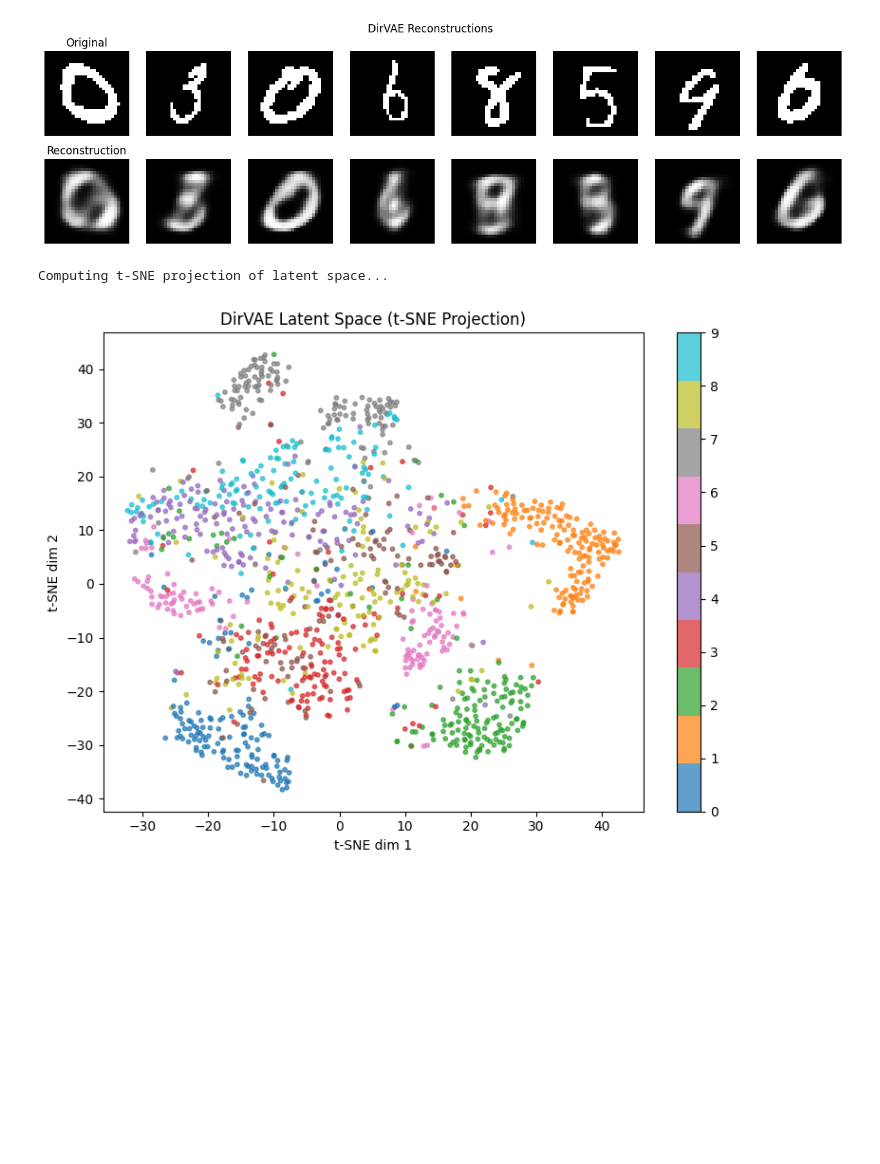
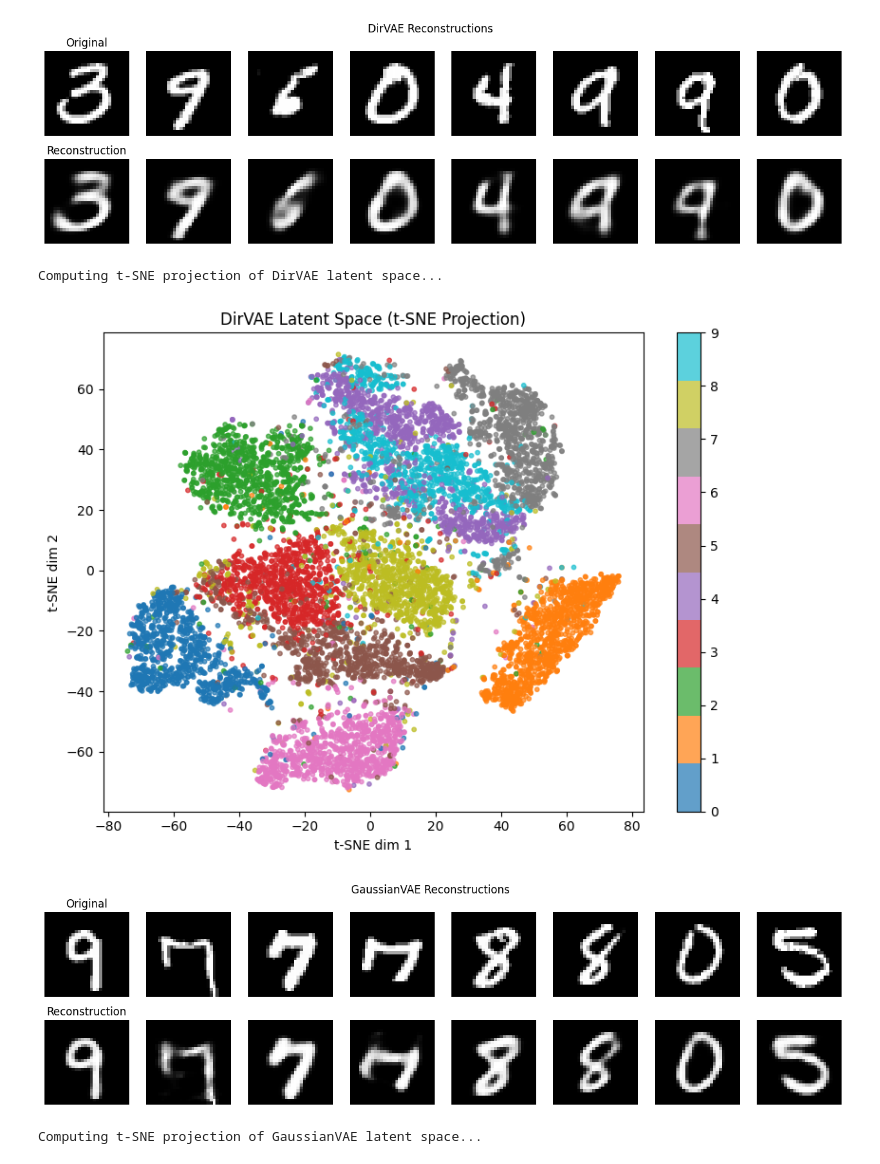
Before and after one commit to KarolineKlan/deep_project_group_38, a Jupyter notebook: notebooks/Dirichlet_implementations.ipynb, the cells around one changed output. Cells and saved outputs as stored; diff of their text form; code cells hidden in the pictures; blank space fills up the shorter version.

```diff
--- a/notebooks/Dirichlet_implementations.ipynb
+++ b/notebooks/Dirichlet_implementations.ipynb
@@ -283,75 +313,90 @@ TypeError: default_collate: batch must contain tensors, numpy arrays, numbers, d
 # %%
-    import matplotlib.pyplot as plt
-    from sklearn.manifold import TSNE
-    import numpy as np
-    model=model_DIR
+import matplotlib.pyplot as plt
+from sklearn.manifold import TSNE
+import torch
+import numpy as np
+
+def visualize_model(model, loader, device, model_name="Model", n_samples=8, tsne_samples=10000):
+    model.eval()
+
     # -----------------------------
     # Plot some reconstructions
     # -----------------------------
-    model.eval()
     xb, yb = next(iter(loader))
     xb = xb.to(device)
     with torch.no_grad():
-        logits, z, _, _ = model(xb)
+        if isinstance(model, DirVAE):
+            logits, z, _, _ = model(xb)
+        else:  # GaussianVAE
+            logits, mu, logvar, z = model(xb)
         recon = torch.sigmoid(logits)
 
-    xb = xb.cpu().numpy()
-    recon = recon.cpu().numpy()
+    xb_np = xb.cpu().numpy()
+    recon_np = recon.cpu().numpy()
 
-    n = 8  # number of samples to show
-    plt.figure(figsize=(2*n, 4))
-    for i in range(n):
+    plt.figure(figsize=(2*n_samples, 4))
+    for i in range(n_samples):
         # Original
-        plt.subplot(2, n, i + 1)
-        plt.imshow(xb[i].reshape(28, 28), cmap="gray")
+        plt.subplot(2, n_samples, i + 1)
+        plt.imshow(xb_np[i].reshape(28, 28), cmap="gray")
         plt.axis("off")
         if i == 0:
             plt.title("Original")
 
         # Reconstruction
-        plt.subplot(2, n, n + i + 1)
-        plt.imshow(recon[i].reshape(28, 28), cmap="gray")
+        plt.subplot(2, n_samples, n_samples + i + 1)
+        plt.imshow(recon_np[i].reshape(28, 28), cmap="gray")
         plt.axis("off")
         if i == 0:
             plt.title("Reconstruction")
 
-    plt.suptitle("DirVAE Reconstructions")
+    plt.suptitle(f"{model_name} Reconstructions")
     plt.show()
 
     # -----------------------------
     # Visualize latent space (t-SNE)
     # -----------------------------
-    print("Computing t-SNE projection of latent space...")
+    print(f"Computing t-SNE projection of {model_name} latent space...")
 
-    # Collect a batch of latent representations
     z_all = []
     y_all = []
+
     with torch.no_grad():
         for xb, yb in loader:
             xb = xb.to(device)
-            _, z, _, _ = model(xb)
+            if isinstance(model, DirVAE):
+                _, z, _, _ = model(xb)
+            else:  # GaussianVAE
+                _, mu, logvar, z = model(xb)
             z_all.append(z.cpu())
             y_all.append(yb)
-            if len(z_all) > 10:  # limit to ~1280 samples
+            if sum(len(a) for a in z_all) >= tsne_samples:
                 break
 
-    z_all = torch.cat(z_all, dim=0).numpy()
-    y_all = torch.cat(y_all, dim=0).numpy()
+    z_all = torch.cat(z_all, dim=0)[:tsne_samples].numpy()
+    y_all = torch.cat(y_all, dim=0)[:tsne_samples].numpy()
 
-    # t-SNE to 2D
     tsne = TSNE(n_components=2, perplexity=30, random_state=42)
     z_2d = tsne.fit_transform(z_all)
 
-    # Plot t-SNE
     plt.figure(figsize=(8, 6))
     scatter = plt.scatter(z_2d[:, 0], z_2d[:, 1], c=y_all, cmap="tab10", s=10, alpha=0.7)
     plt.colorbar(scatter, ticks=range(10))
-    plt.title("DirVAE Latent Space (t-SNE Projection)")
+    plt.title(f"{model_name} Latent Space (t-SNE Projection)")
     plt.xlabel("t-SNE dim 1")
     plt.ylabel("t-SNE dim 2")
     plt.tight_layout()
     plt.show()
+
+
+# -----------------------------
+# Usage
+# -----------------------------
+visualize_model(model_DIR, loader, device, model_name="DirVAE")
+visualize_model(model_GAU, loader, device, model_name="GaussianVAE")
 # %% [output]
-[figure, old version]
+[figure, new version]
-Computing t-SNE projection of latent space...
+Computing t-SNE projection of DirVAE latent space...
-[figure, old version]
+[figure, new version]
+[figure, added]
+Computing t-SNE projection of GaussianVAE latent space...
```
Also changed, not shown: parts of 2 cells of this notebook.
